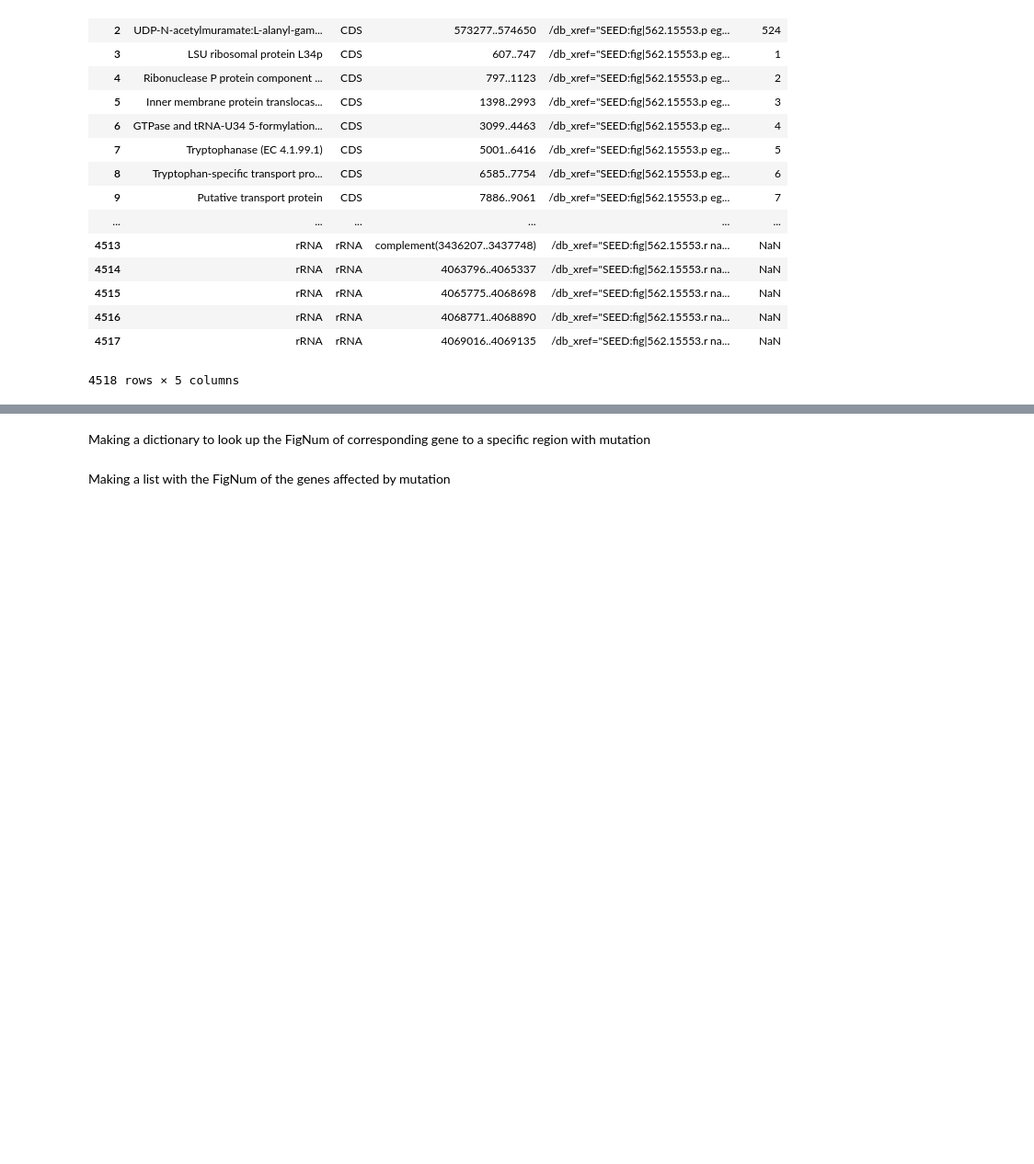
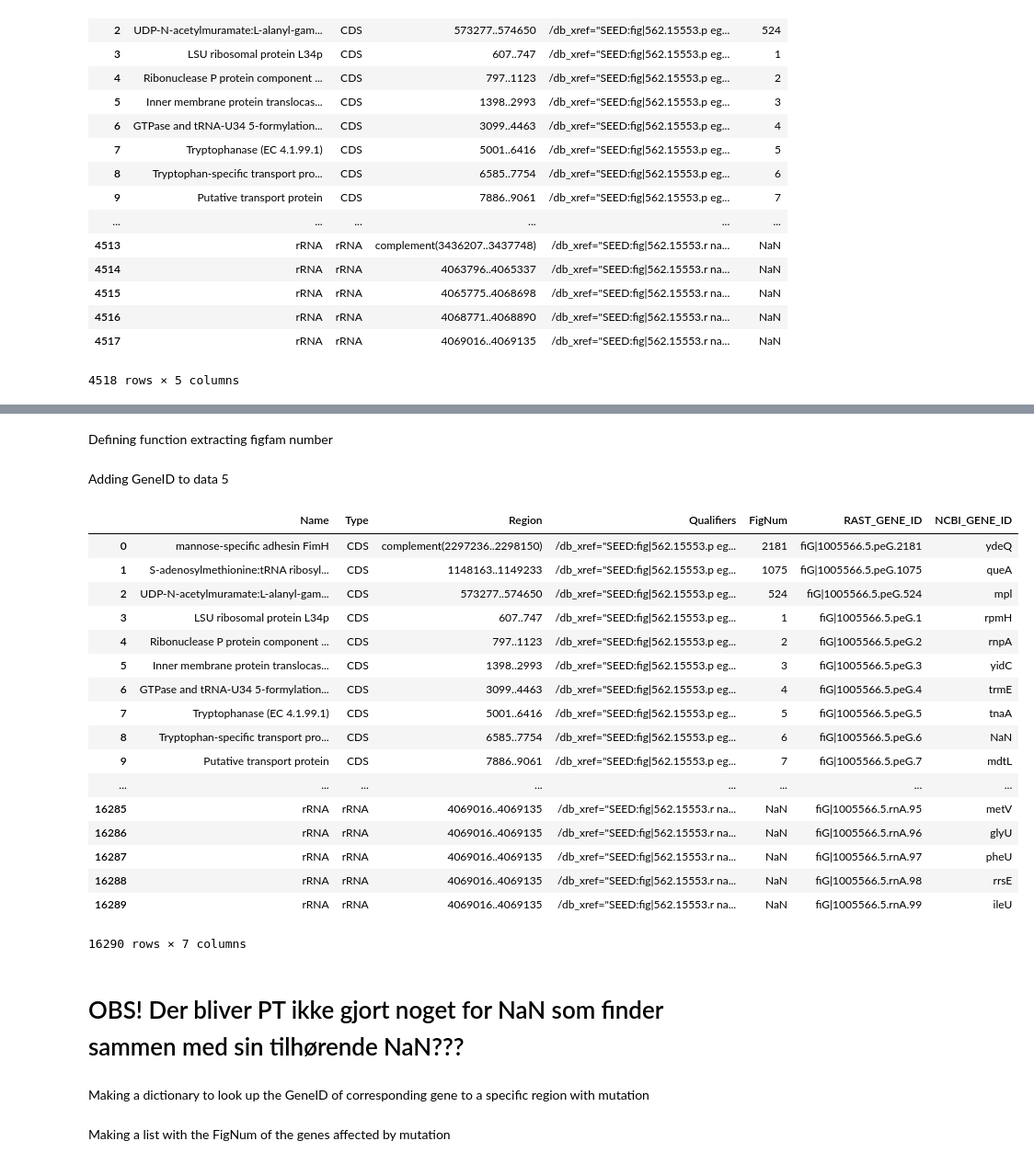
Before and after one commit to KristianJensen/dtu-02806-project, a Jupyter notebook: notebooks/Data_conversion.ipynb, the cells around one changed output, grey strips where cells are left out. Shown at 92% size. Cells and saved outputs as stored; diff of their text form; code cells hidden in the pictures; blank space fills up the shorter version.

Commit message:
genomic files for strain 1-5 Update in notebook (might be slightly confusing right now)

```diff
--- a/notebooks/Data_conversion.ipynb
+++ b/notebooks/Data_conversion.ipynb
@@ -64,3 +79,6 @@ data5
 | 4516 | rRNA | rRNA | 4068771..4068890 | /db_xref="SEED:fig|562.15553.r na... | NaN |
 | 4517 | rRNA | rRNA | 4069016..4069135 | /db_xref="SEED:fig|562.15553.r na... | NaN |
 4518 rows × 5 columns
+# %%
+test = 'fiG|1005566.5.peG.1'
+test.split('.')
@@ -67,5 +108,51 @@ data5
+# %% [markdown]
+Defining function extracting figfam number
+# %%
+def fiG_parser(ori_id):
+    test2 = ori_id.split('.')
+
+    if test2[2] == "peG" :
+        gen_id = test2[3]
+    elif test2[2] == "rnA":
+        gen_id = "NaN"
+
+    else:
+        print(len(test))
+        print(ori_id)
+
+
+    return gen_id
+# %%
+gene_to_pegnum['FigNum']=gene_to_pegnum['RAST_GENE_ID'].map(fiG_parser)
+# %% [markdown]
+Adding GeneID to data 5
+# %%
+data5_B = data5.merge(gene_to_pegnum, how = 'left', left_on="FigNum", right_on = "FigNum")
+# %%
+data5_B
+# %% [output]
+|  | Name | Type | Region | Qualifiers | FigNum | RAST_GENE_ID | NCBI_GENE_ID |
+| 0 | mannose-specific adhesin FimH | CDS | complement(2297236..2298150) | /db_xref="SEED:fig|562.15553.p eg... | 2181 | fiG|1005566.5.peG.2181 | ydeQ |
+| 1 | S-adenosylmethionine:tRNA ribosyl... | CDS | 1148163..1149233 | /db_xref="SEED:fig|562.15553.p eg... | 1075 | fiG|1005566.5.peG.1075 | queA |
+| 2 | UDP-N-acetylmuramate:L-alanyl-gam... | CDS | 573277..574650 | /db_xref="SEED:fig|562.15553.p eg... | 524 | fiG|1005566.5.peG.524 | mpl |
+| 3 | LSU ribosomal protein L34p | CDS | 607..747 | /db_xref="SEED:fig|562.15553.p eg... | 1 | fiG|1005566.5.peG.1 | rpmH |
+| 4 | Ribonuclease P protein component ... | CDS | 797..1123 | /db_xref="SEED:fig|562.15553.p eg... | 2 | fiG|1005566.5.peG.2 | rnpA |
+| 5 | Inner membrane protein translocas... | CDS | 1398..2993 | /db_xref="SEED:fig|562.15553.p eg... | 3 | fiG|1005566.5.peG.3 | yidC |
+| 6 | GTPase and tRNA-U34 5-formylation... | CDS | 3099..4463 | /db_xref="SEED:fig|562.15553.p eg... | 4 | fiG|1005566.5.peG.4 | trmE |
+| 7 | Tryptophanase (EC 4.1.99.1) | CDS | 5001..6416 | /db_xref="SEED:fig|562.15553.p eg... | 5 | fiG|1005566.5.peG.5 | tnaA |
+| 8 | Tryptophan-specific transport pro... | CDS | 6585..7754 | /db_xref="SEED:fig|562.15553.p eg... | 6 | fiG|1005566.5.peG.6 | NaN |
+| 9 | Putative transport protein | CDS | 7886..9061 | /db_xref="SEED:fig|562.15553.p eg... | 7 | fiG|1005566.5.peG.7 | mdtL |
+| ... | ... | ... | ... | ... | ... | ... | ... |
+| 16285 | rRNA | rRNA | 4069016..4069135 | /db_xref="SEED:fig|562.15553.r na... | NaN | fiG|1005566.5.rnA.95 | metV |
+| 16286 | rRNA | rRNA | 4069016..4069135 | /db_xref="SEED:fig|562.15553.r na... | NaN | fiG|1005566.5.rnA.96 | glyU |
+| 16287 | rRNA | rRNA | 4069016..4069135 | /db_xref="SEED:fig|562.15553.r na... | NaN | fiG|1005566.5.rnA.97 | pheU |
+| 16288 | rRNA | rRNA | 4069016..4069135 | /db_xref="SEED:fig|562.15553.r na... | NaN | fiG|1005566.5.rnA.98 | rrsE |
+| 16289 | rRNA | rRNA | 4069016..4069135 | /db_xref="SEED:fig|562.15553.r na... | NaN | fiG|1005566.5.rnA.99 | ileU |
+16290 rows × 7 columns
+# %% [markdown]
+# OBS! Der bliver PT ikke gjort noget for NaN som finder sammen med sin tilhørende NaN???
 # %% [markdown]
-Making a dictionary to look up the FigNum of corresponding gene to a specific region with mutation
+Making a dictionary to look up the GeneID of corresponding gene to a specific region with mutation
 # %%
 data5_fig_region_dict = {}
 for row in range(len(data5)):
```
Also changed, not shown: parts of 9 cells of this notebook, 6 other files.
